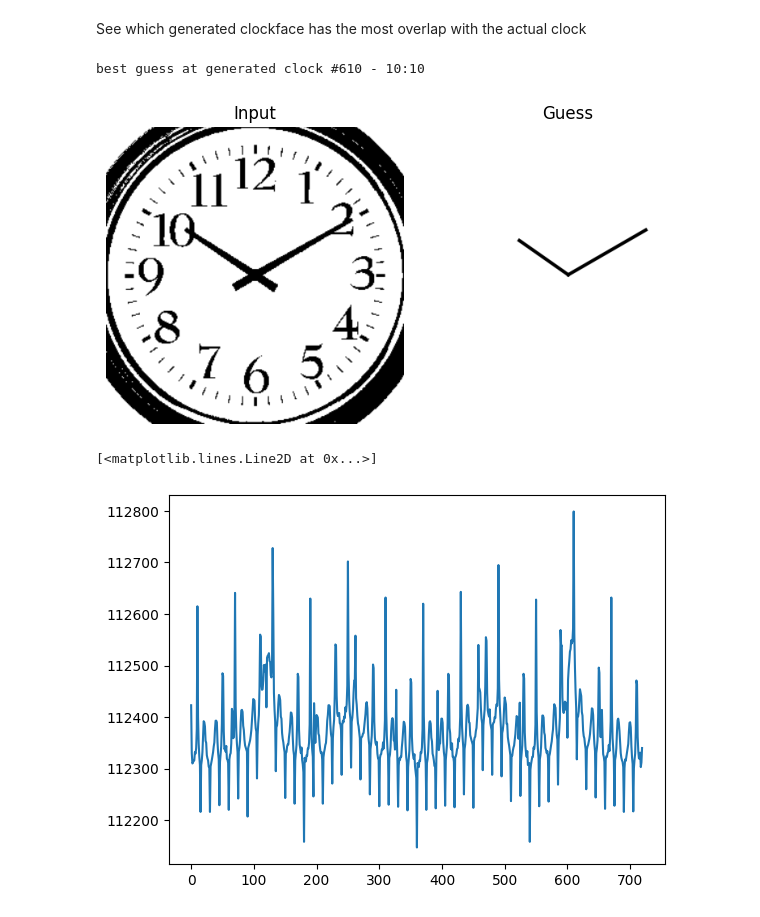
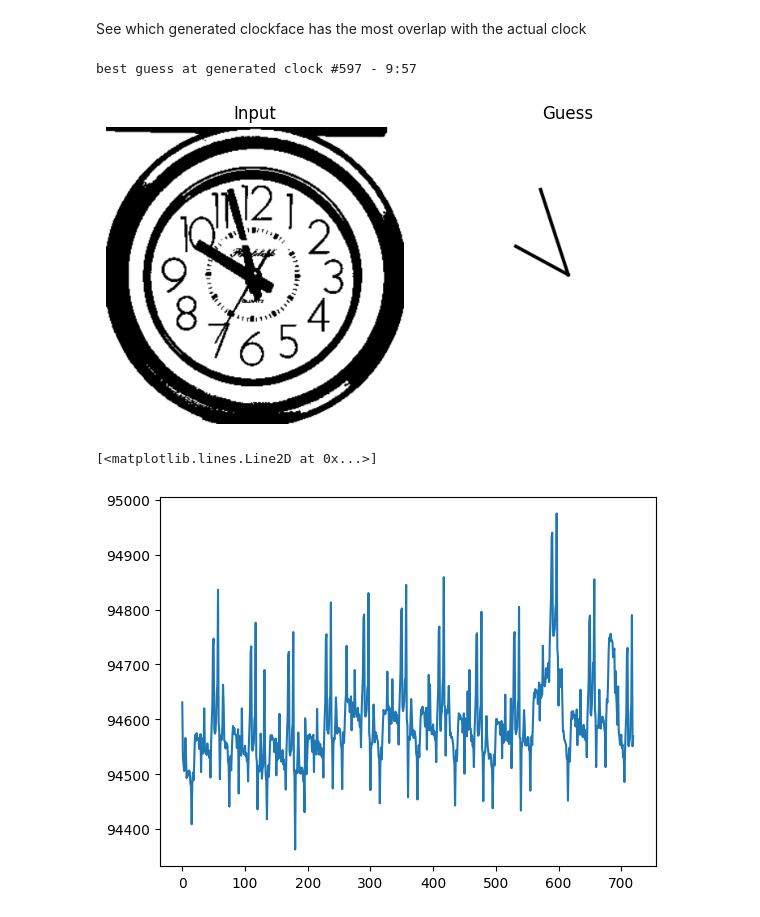
Before and after one commit to ThePuscher/-analogue_clock_reader, a Jupyter notebook: clock.ipynb, the cells around one changed output. Cells and saved outputs as stored; diff of their text form; code cells hidden in the pictures.

```diff
--- a/clock.ipynb
+++ b/clock.ipynb
@@ -7,7 +7,7 @@ from tqdm import tqdm
 # %% [markdown]
 Read clock image, find its bounding circle and center the image
 # %%
-image_path = "img/clock.jpg"
+image_path = "img/myclock.jpeg"
 # %%
 image = cv2.imread(image_path, cv2.IMREAD_COLOR)
 gray = cv2.cvtColor(image, cv2.COLOR_BGR2GRAY)
@@ -129,39 +129,39 @@ generated_clock = generate_clock(0, 0)
 
 width, height = generated_clock.shape
 
-clock = cv2.resize(clock, (width, height))
+clock = cv2.resize(clock, (width, height), interpolation=cv2.INTER_AREA)
 
 for index, generated_clock in tqdm(enumerate(generated_clocks)):
     # get guess where most black pixels overlap
     overlap = cv2.bitwise_and(clock, generated_clock)
     ones = np.count_nonzero(overlap)
 
     guess_perf_history.append(ones)
 
     if ones > best_guess[1]:
         best_guess = (index, ones)
 
 best_index = best_guess[0]
 h = best_index // 60
 m = best_index % 60
 print(f"best guess at generated clock #{best_index} - {h}:{m}")
 
 fig, axes = plt.subplots(1, 2)
 
 axes[0].imshow(clock, cmap='gray')
 axes[0].axis('off')
 axes[0].set_title("Input")
 
 axes[1].imshow(generated_clocks[best_index], cmap='gray')
 axes[1].axis('off')
 axes[1].set_title("Guess")
 
 plt.tight_layout()
 # %% [output]
-best guess at generated clock #610 - 10:10
+best guess at generated clock #597 - 9:57
-[figure, old version]
+[figure, new version]
 # %%
 plt.plot(guess_perf_history)
 # %% [output]
 [<matplotlib.lines.Line2D at 0x...>]
-[figure, old version]
+[figure, new version]
```
Also changed, not shown: parts of 3 cells of this notebook, 1 other file.
